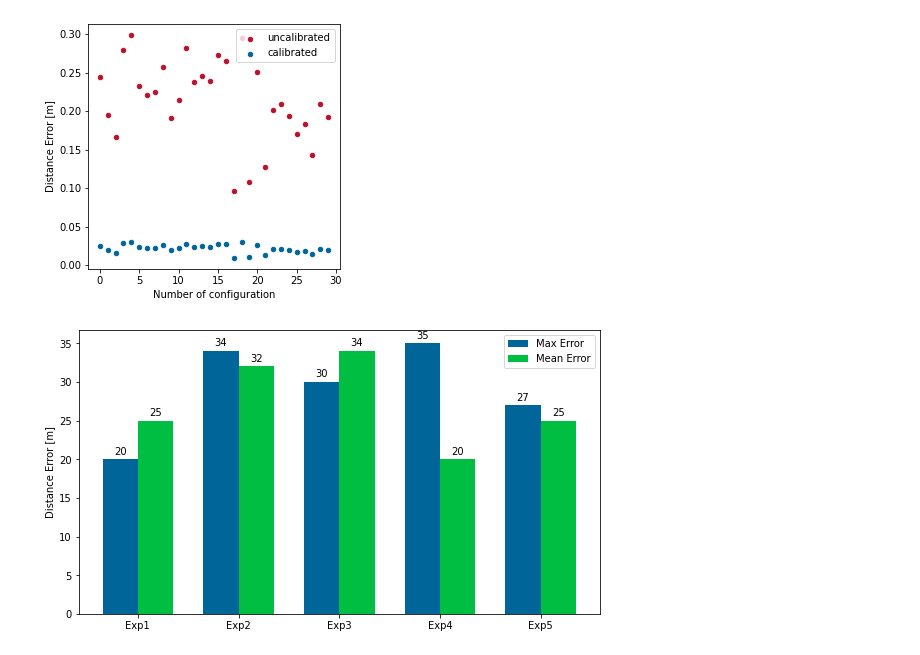
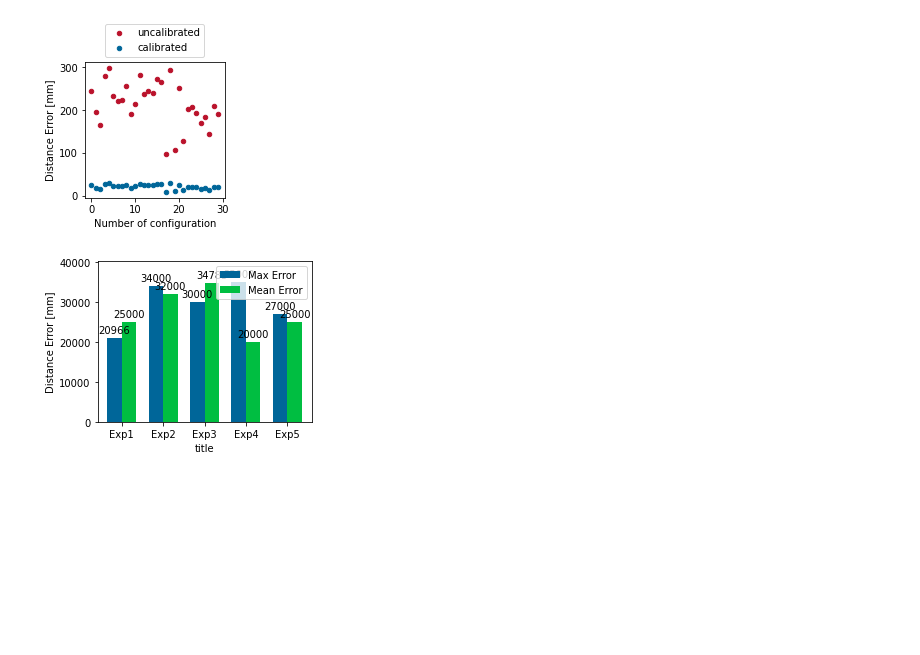
Before and after one commit to arminwessel/kident2, a Jupyter notebook: src/create_plots_playground.ipynb, the cells around one changed output. Saved outputs shown, nothing was run; the diff lists cells and outputs as text; code cells hidden in the pictures; blank space fills up the shorter version.

Commit message:
small modifications to functions in test_suite_functions# added some plots

```diff
--- a/src/create_plots_playground.ipynb
+++ b/src/create_plots_playground.ipynb
@@ -77,3 +59,21 @@ def get_joint_tfs_mod(q_vec, params):
+# %%
+def get_joint_tfs_pose_err_plot(q_vec, params):
+    """
+    modified version for the one plot function only
+    """
+    joint_tfs = []  # initialize list
+    q_vec = q_vec.flatten()
+    q_vec = np.append(q_vec, np.zeros(RobotDescription.dhparams["num_cam_extrinsic"]))  # pad q vector with zero for non actuated last transform
+    for (i, q) in enumerate(q_vec):  # iterate over joint values
+        theta = params["theta"][i]
+        d = params["d"][i]
+        r = params["r"][i]
+        alpha = params["alpha"][i]
+        joint_tfs.append({'mat': RobotDescription.get_T_i_forward(q, theta, d, r, alpha),
+                          'from_frame': str(i+1), 'to_frame': str(i)})
+
+    joint_tfs.append({'mat': RobotDescription.T_W0, 'from_frame': '0', 'to_frame': 'world'})
+    return joint_tfs
 # %%
 def plot_pose_errors_dist(nominal_parameters, error_parameters, estd_parameters, df_observations):
     # len of robot
@@ -93,54 +93,56 @@ def plot_pose_errors_dist(nominal_parameters, error_parameters, estd_parameters,
 
     for q in data['q']:
         # get camera poses nominal
-        joint_tfs = get_joint_tfs_mod(q, nominal_parameters)
+        joint_tfs = get_joint_tfs_pose_err_plot(q, nominal_parameters)
         tm = TransformManager()
         for tf in joint_tfs:
             from_frame, to_frame, A2B = tf['from_frame'], tf['to_frame'], tf['mat']
             tm.add_transform(from_frame, to_frame, A2B)
-        list_nom_positions.append(np.array(tm.get_transform(str(last_frame), 'world'))[0:3,3])
-
+        list_nom_positions.append(np.array(tm.get_transform(str(last_frame), 'world'))[0:3, 3])
 
         # get camera poses error
-        joint_tfs = get_joint_tfs_mod(q, error_parameters)
+        joint_tfs = get_joint_tfs_pose_err_plot(q, error_parameters)
         tm = TransformManager()
         for tf in joint_tfs:
             from_frame, to_frame, A2B = tf['from_frame'], tf['to_frame'], tf['mat']
             tm.add_transform(from_frame, to_frame, A2B)
-        list_err_positions.append(np.array(tm.get_transform(str(last_frame), 'world'))[0:3,3])
+        list_err_positions.append(np.array(tm.get_transform(str(last_frame), 'world'))[0:3, 3])
 
         # get camera poses identified
-        joint_tfs = get_joint_tfs_mod(q, estd_parameters)
+        joint_tfs = get_joint_tfs_pose_err_plot(q, estd_parameters)
         tm = TransformManager()
         for tf in joint_tfs:
             from_frame, to_frame, A2B = tf['from_frame'], tf['to_frame'], tf['mat']
             tm.add_transform(from_frame, to_frame, A2B)
-        list_est_positions.append(np.array(tm.get_transform(str(last_frame), 'world'))[0:3,3])
+        list_est_positions.append(np.array(tm.get_transform(str(last_frame), 'world'))[0:3, 3])
 
     data['nominal'] = list_nom_positions
     data['error'] = list_err_positions
     data['estd'] = list_est_positions
 
     # calculate the distances
-    data['dist_err'] = data['nominal']-data['error']
+    data['dist_err'] = data['nominal'] - data['error']
     data['dist_err'] = data['dist_err'].apply(np.linalg.norm)
-    #print(data['dist_err'][0])
+    # print(data['dist_err'][0])
 
-    data['dist_est'] = data['nominal']-data['estd']
+    data['dist_est'] = data['nominal'] - data['estd']
     data['dist_est'] = data['dist_est'].apply(np.linalg.norm)
-    #print(data['dist_est'][0])
+    # print(data['dist_est'][0])
 
     data['index'] = data.index
 
-    fig, ax = plt.subplots(1,1, figsize=(4.5,4.5))
-    data.plot.scatter(ax=ax, x='index', y='dist_err', color=acin_colors['red'])
-    data.plot.scatter(ax=ax, x='index', y='dist_est', color=acin_colors['blue'])
+    data['dist_err_mm'], data['dist_est_mm'] = data['dist_err'] * 1000, data['dist_est'] * 1000
+
+    fig, ax = plt.subplots(1, 1, figsize=(2.5, 2.5))
+    data.plot.scatter(ax=ax, x='index', y='dist_err_mm', color=acin_colors['red'])
+    data.plot.scatter(ax=ax, x='index', y='dist_est_mm', color=acin_colors['blue'])
     ax.set_xlabel('Number of configuration')
-    ax.set_ylabel('Distance Error [m]')
+    ax.set_ylabel('Distance Error [mm]')
 
-    ax.legend(['uncalibrated', 'calibrated'], loc='upper right')
+    ax.legend(['uncalibrated', 'calibrated'], bbox_to_anchor=(0.5, 1.0), loc='lower center')
 
+    return fig
 
-plot_pose_errors_dist(nominal_parameters, error_parameters, estd_parameters, df_observations)
+fig = plot_pose_errors_dist(nominal_parameters, error_parameters, estd_parameters, df_observations)
 # %% [output]
-[figure, old version]
+[figure, new version]
@@ -157,30 +159,34 @@ def autolabel(rects, ax):
 # %%
 
 labels = ['Exp1', 'Exp2', 'Exp3', 'Exp4', 'Exp5']
-err_max = [20, 34, 30, 35, 27]
-err_mean = [25, 32, 34, 20, 25]
+err_max = [20.965865, 34, 30, 35, 27]
+err_mean = [25, 32, 34.7846532, 20, 25]
 
 
-def plot_pose_errors_bar(labels, err_max, err_mean):
+def plot_pose_errors_bar(labels, axis_title, err_max, err_mean):
+    err_max, err_mean = np.array(err_max)*1000, np.array(err_mean)*1000
     x = np.arange(len(labels))  # the label locations
     width = 0.35  # the width of the bars
 
-    fig, ax = plt.subplots(figsize=(8,4.5))
+    fig, ax = plt.subplots(figsize=(4,3))
     rects1 = ax.bar(x - width/2, err_max, width, label='Max Error', color=acin_colors['blue'])
     rects2 = ax.bar(x + width/2, err_mean, width, label='Mean Error', color=acin_colors['green'])
 
     # Add some text for labels, title and custom x-axis tick labels, etc.
-    ax.set_ylabel('Distance Error [m]')
+    ax.set_ylabel('Distance Error [mm]')
 
     ax.set_xticks(x)
     ax.set_xticklabels(labels)
+    ax.set_xlabel(axis_title)
+    ymin, ymax = ax.get_ylim()
+    ax.set_ylim(ymin, ymax*1.1)
     ax.legend()
 
-    autolabel(rects1, ax)
-    autolabel(rects2, ax)
+    autolabel_plot_pose_errors_bar(rects1, ax)
+    autolabel_plot_pose_errors_bar(rects2, ax)
 
     fig.tight_layout()
 
-plot_pose_errors_bar(labels, err_max, err_mean)
+plot_pose_errors_bar(labels, "title", err_max, err_mean)
 # %% [output]
-[figure, old version]
+[figure, new version]
```
Also changed, not shown: parts of 7 cells of this notebook, 5 other files.
